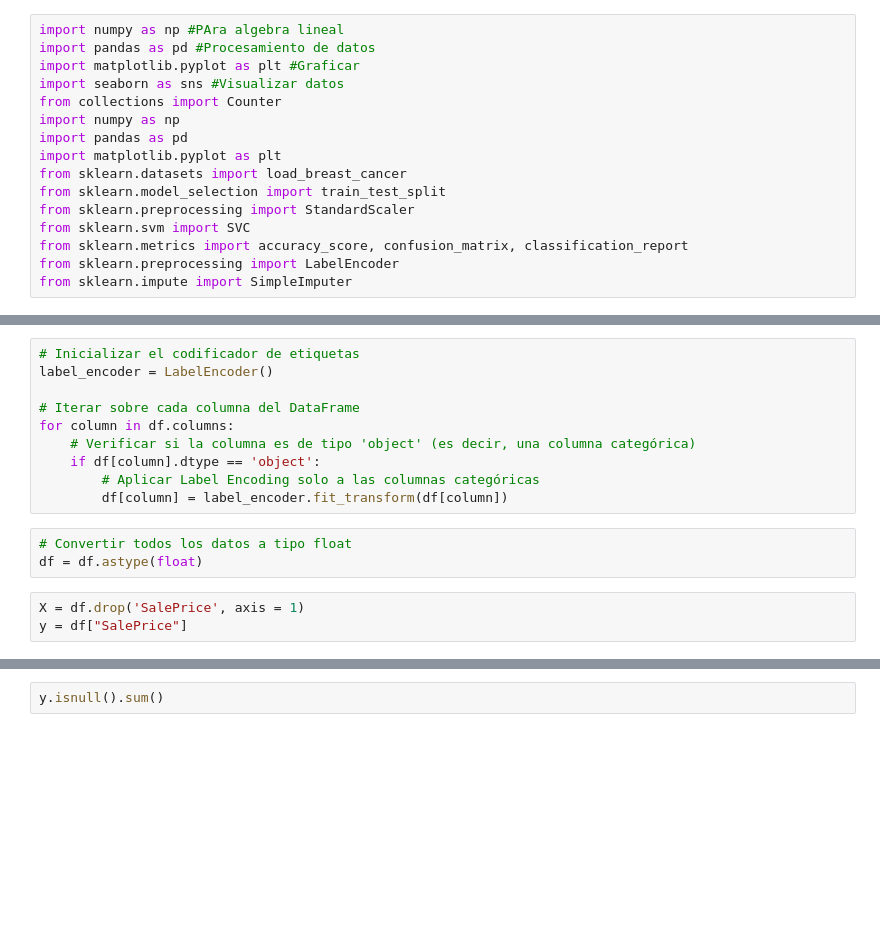
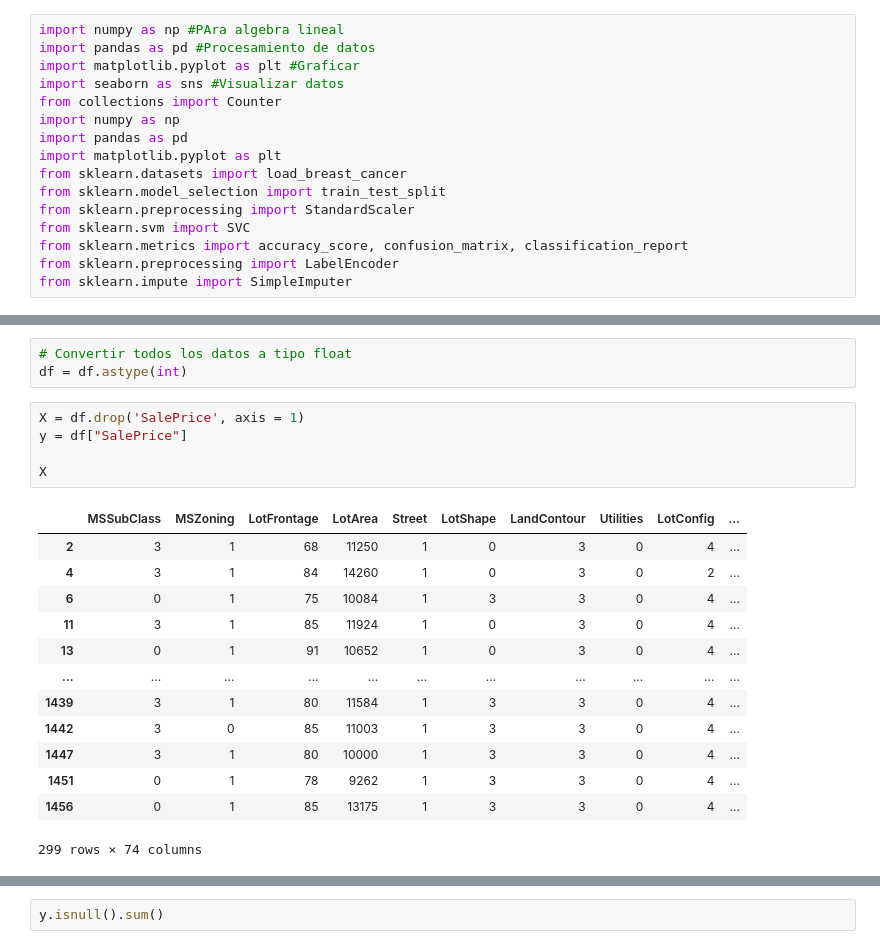
Before and after one commit to emiliosolanoo21/SVM_MD, a Jupyter notebook: HDT7.ipynb, the cells around one changed output, grey strips where cells are left out. Saved outputs shown, nothing was run; the diff lists cells and outputs as text; blank space fills up the shorter version.

```diff
--- a/HDT7.ipynb
+++ b/HDT7.ipynb
@@ -47,16 +118,22 @@ df.tail()
-# %%
-# Inicializar el codificador de etiquetas
-label_encoder = LabelEncoder()
-
-# Iterar sobre cada columna del DataFrame
-for column in df.columns:
-    # Verificar si la columna es de tipo 'object' (es decir, una columna categórica)
-    if df[column].dtype == 'object':
-        # Aplicar Label Encoding solo a las columnas categóricas
-        df[column] = label_encoder.fit_transform(df[column])
 # %%
 # Convertir todos los datos a tipo float
-df = df.astype(float)
+df = df.astype(int)
 # %%
 X = df.drop('SalePrice', axis = 1)
 y = df["SalePrice"]
+
+X
+# %% [output]
+|  | MSSubClass | MSZoning | LotFrontage | LotArea | Street | LotShape | LandContour | Utilities | LotConfig | ... |
+| 2 | 3 | 1 | 68 | 11250 | 1 | 0 | 3 | 0 | 4 | ... |
+| 4 | 3 | 1 | 84 | 14260 | 1 | 0 | 3 | 0 | 2 | ... |
+| 6 | 0 | 1 | 75 | 10084 | 1 | 3 | 3 | 0 | 4 | ... |
+| 11 | 3 | 1 | 85 | 11924 | 1 | 0 | 3 | 0 | 4 | ... |
+| 13 | 0 | 1 | 91 | 10652 | 1 | 0 | 3 | 0 | 4 | ... |
+| ... | ... | ... | ... | ... | ... | ... | ... | ... | ... | ... |
+| 1439 | 3 | 1 | 80 | 11584 | 1 | 3 | 3 | 0 | 4 | ... |
+| 1442 | 3 | 0 | 85 | 11003 | 1 | 3 | 3 | 0 | 4 | ... |
+| 1447 | 3 | 1 | 80 | 10000 | 1 | 3 | 3 | 0 | 4 | ... |
+| 1451 | 0 | 1 | 78 | 9262 | 1 | 3 | 3 | 0 | 4 | ... |
+| 1456 | 0 | 1 | 85 | 13175 | 1 | 3 | 3 | 0 | 4 | ... |
+299 rows × 74 columns
```
Also changed, not shown: parts of 16 cells of this notebook.
